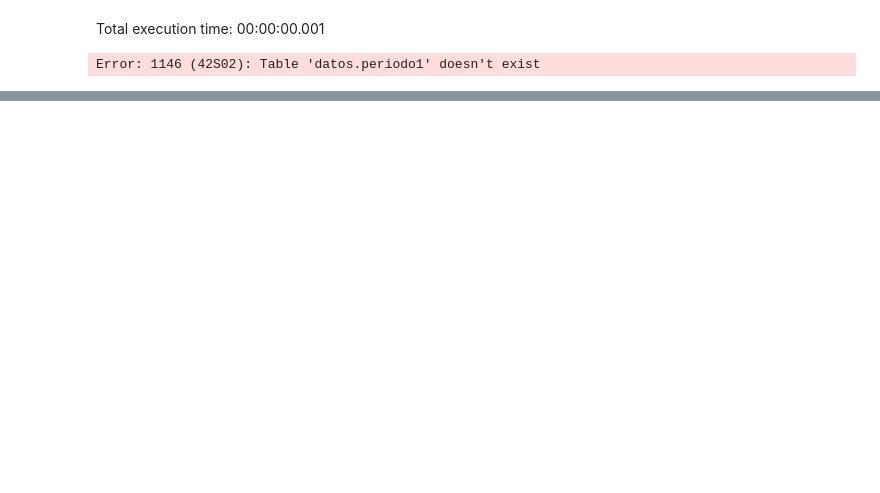
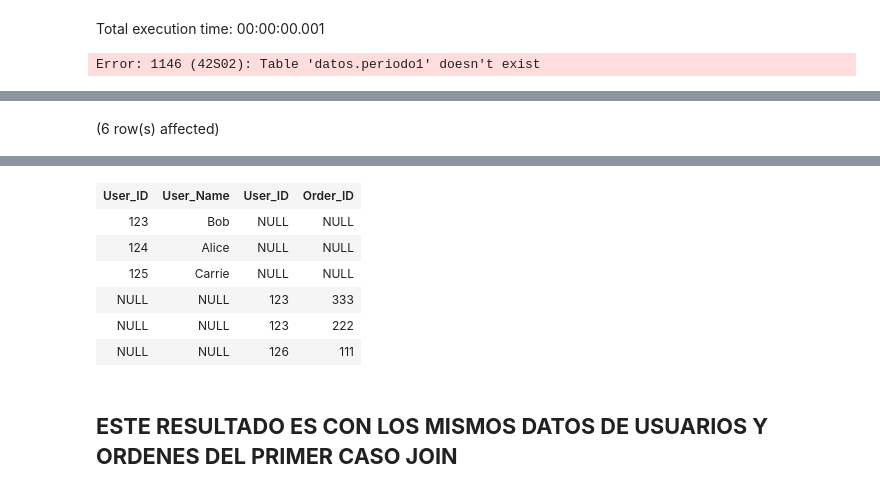
Before and after one commit to mizos0512/curso_sql, a Jupyter notebook: notebooks/clase_32.ipynb, the cells around one changed output, grey strips where cells are left out. Drawn from its saved outputs; the diff is of its cells as text; code cells hidden in the pictures; blank space fills up the shorter version.

```diff
--- a/notebooks/clase_32.ipynb
+++ b/notebooks/clase_32.ipynb
@@ -148,0 +241,12 @@ Error: 1146 (42S02): Table 'datos.periodo1' doesn't exist
+# %%
+SELECT *
+FROM esquema_join.Usuarios u
+LEFT OUTER JOIN esquema_join.Ordenes o
+ON u.User_id = o.order_id
+UNION
+SELECT *
+FROM esquema_join.Usuarios u
+RIGHT OUTER JOIN esquema_join.Ordenes o
+ON u.user_id = o.order_id;
+# %% [output]
+(6 row(s) affected)
@@ -148,0 +254,9 @@ Error: 1146 (42S02): Table 'datos.periodo1' doesn't exist
+| User_ID | User_Name | User_ID | Order_ID |
+| 123 | Bob | NULL | NULL |
+| 124 | Alice | NULL | NULL |
+| 125 | Carrie | NULL | NULL |
+| NULL | NULL | 123 | 333 |
+| NULL | NULL | 123 | 222 |
+| NULL | NULL | 126 | 111 |
+# %% [markdown]
+## **ESTE RESULTADO ES CON LOS MISMOS DATOS DE USUARIOS Y ORDENES DEL PRIMER CASO JOIN**
```
Also changed, not shown: parts of 16 cells of this notebook.
